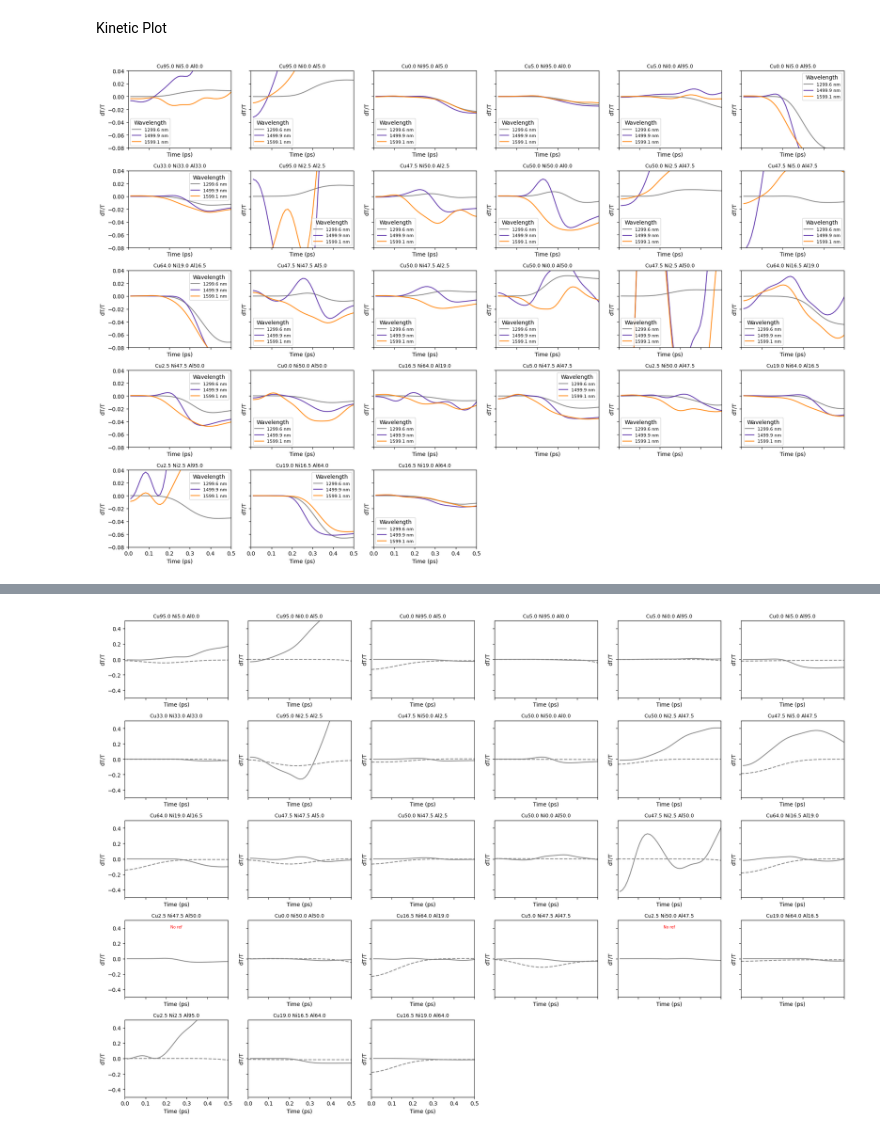
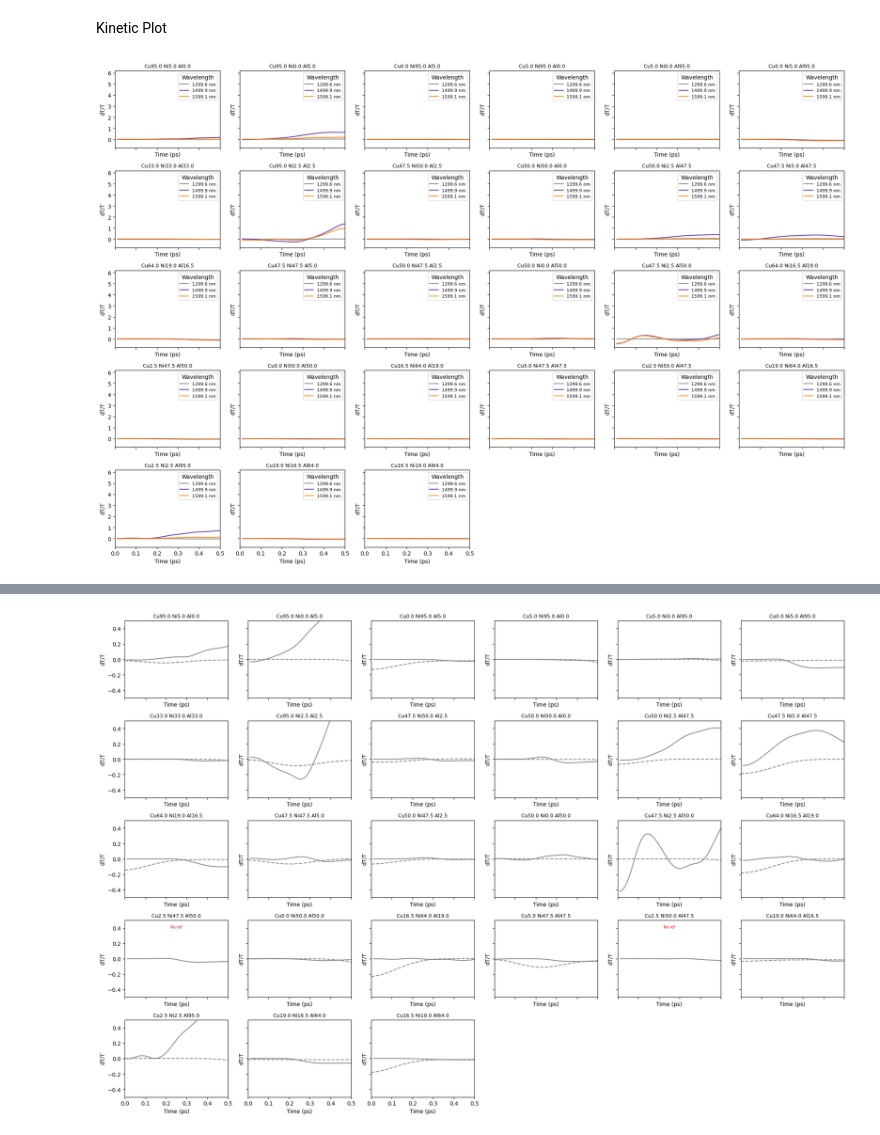
Before and after one commit to linarojas0824/Hybrid-Experimental-Data-Driven-Workflow, a Jupyter notebook: scripts/Notebooks/Pump_Probe_Results.ipynb, the cells around one changed output, grey strips where cells are left out. Saved outputs shown, nothing was run; the diff lists cells and outputs as text; code cells hidden in the pictures.

```diff
--- a/scripts/Notebooks/Pump_Probe_Results.ipynb
+++ b/scripts/Notebooks/Pump_Probe_Results.ipynb
@@ -197,32 +198,31 @@ n = len(sample_data)
 ncols = 6
 nrows = math.ceil(n / ncols)
 
 fig, axes = plt.subplots(
     nrows, ncols,
     figsize=(3.2 * ncols, 2.6 * nrows),
     sharex=True, sharey=True
 )
 
 axes = axes.ravel()  # flatten to 1D list of axes
 
 for ax, sample in zip(axes, sample_data):
     df = master_time[sample]
     df = df.drop(columns=['sample', 'power_mW'])
     pl.kinetic_plot(df,wavelengths= [1300,1500,1600] ,
                     xlim=(0, 0.5),
-                    ylim = (-0.08,0.04),
                     ax=ax,
                     legend=True,
                     add_colorbar=False )
 
     title = df_compo.loc[df_compo["ID"] == sample, "symbol"].iloc[0]
     ax.set_title(title, fontsize=9)
 
 
 for ax in axes[n:]:
     ax.axis("off")
 
 fig.tight_layout()
 plt.show()
 # %% [output]
-[figure, old version]
+[figure, new version]
```
Also changed, not shown: parts of 7 cells of this notebook, 7 other files.
